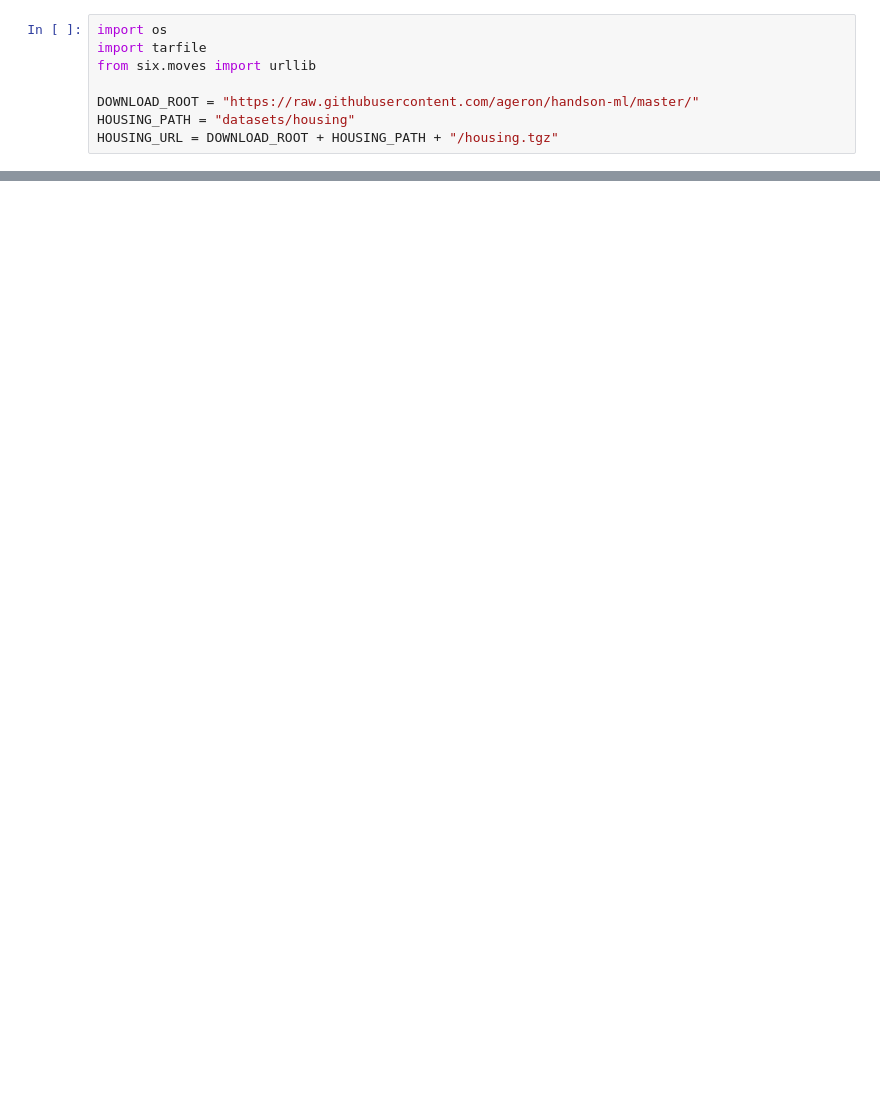
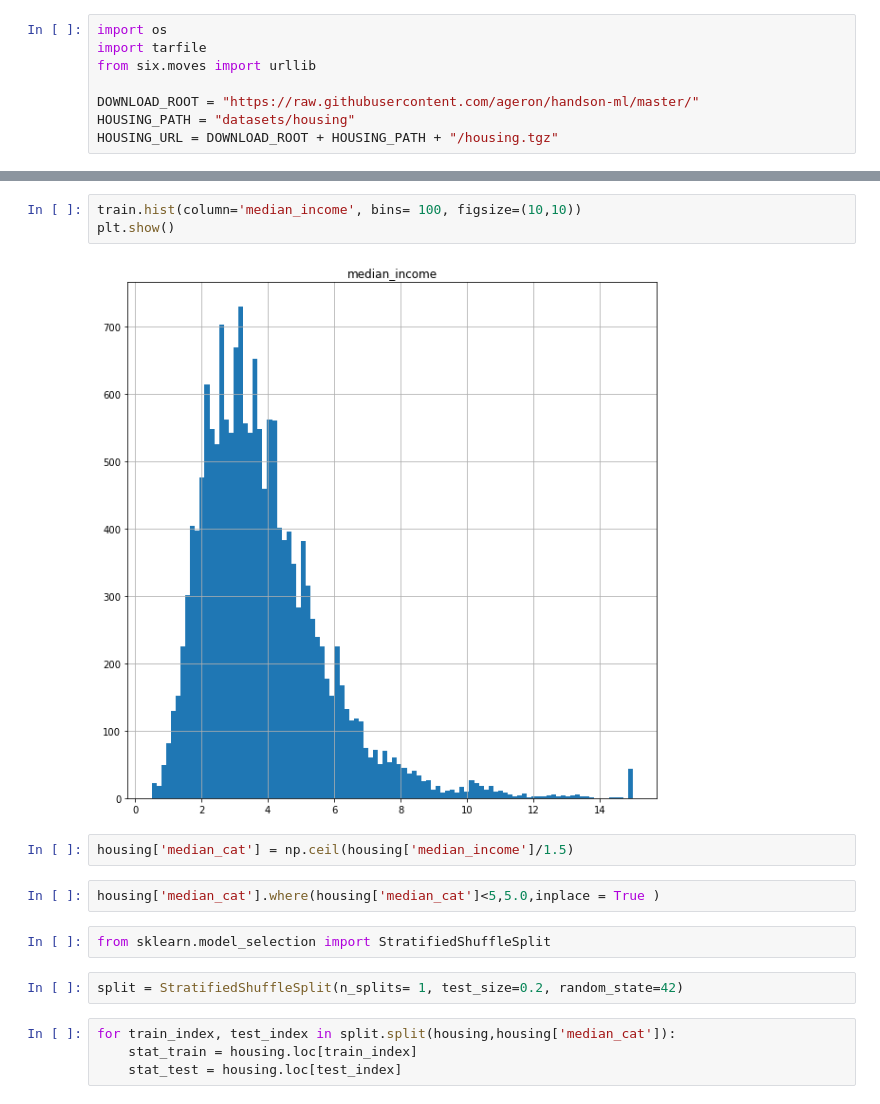
Before and after one commit to KaushikChowdhury/ML-Python, a Jupyter notebook: Housing.ipynb, the cells around one changed output, grey strips where cells are left out. Saved outputs shown, nothing was run; the diff lists cells and outputs as text; blank space fills up the shorter version.

```diff
--- a/Housing.ipynb
+++ b/Housing.ipynb
@@ -21,0 +59,17 @@ ValueError: unknown url type: 'datasets/housing'
+# %%
+train.hist(column='median_income', bins= 100, figsize=(10,10))
+plt.show()
+# %% [output]
+[figure, added]
+# %%
+housing['median_cat'] = np.ceil(housing['median_income']/1.5)
+# %%
+housing['median_cat'].where(housing['median_cat']<5,5.0,inplace = True )
+# %%
+from sklearn.model_selection import StratifiedShuffleSplit
+# %%
+split = StratifiedShuffleSplit(n_splits= 1, test_size=0.2, random_state=42)
+# %%
+for train_index, test_index in split.split(housing,housing['median_cat']):
+    stat_train = housing.loc[train_index]
+    stat_test = housing.loc[test_index]
```
Also changed, not shown: parts of 8 cells of this notebook.
